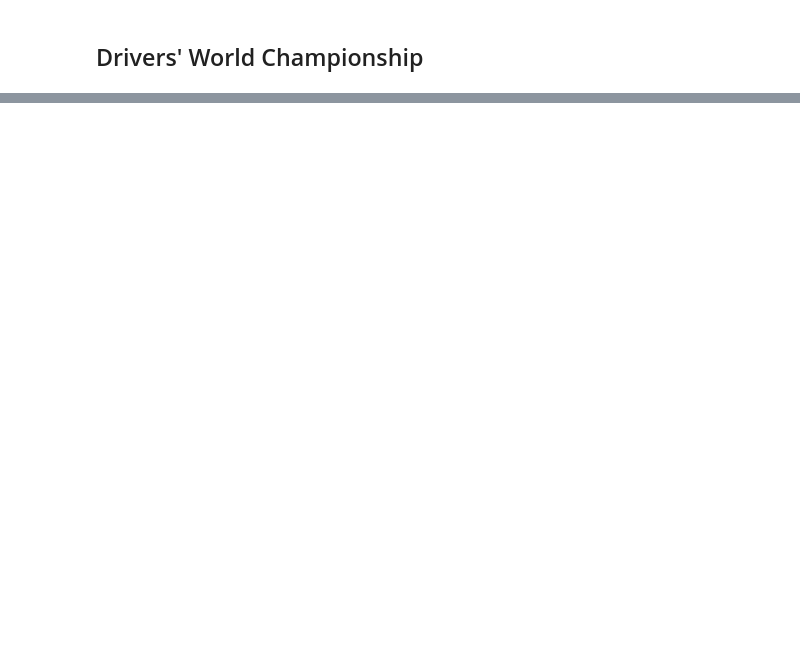
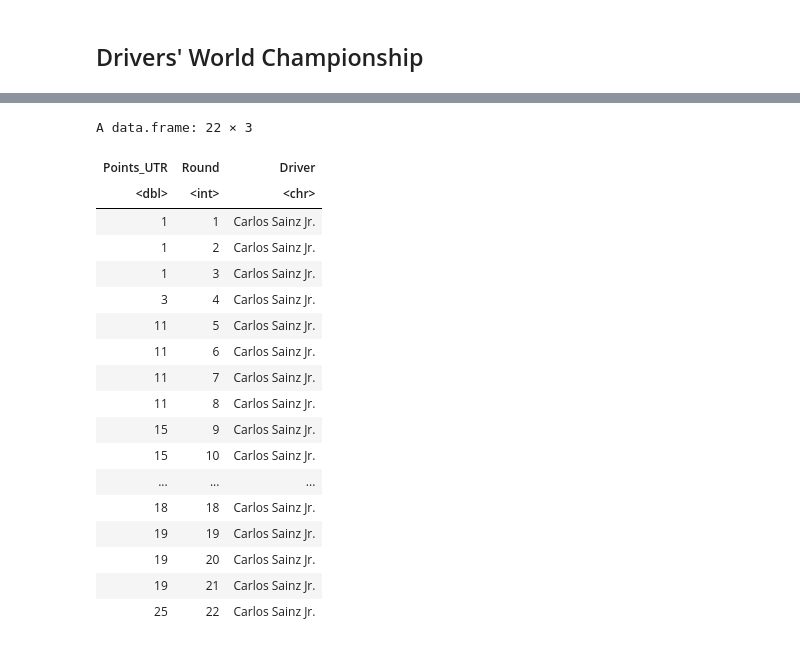
Before and after one commit to TaylorOglow/Formula_1, a Jupyter notebook: points.ipynb, the cells around one changed output, grey strips where cells are left out. Saved outputs shown, nothing was run; the diff lists cells and outputs as text; code cells hidden in the pictures; blank space fills up the shorter version.

```diff
--- a/points.ipynb
+++ b/points.ipynb
@@ -644,0 +80,31 @@ A data.frame: 22 × 3
+# %%
+driver_points <- point_data %>%
+                filter(Driver == "Carlos Sainz Jr.") %>%
+                arrange(by = Round)
+
+name <- "Carlos Sainz Jr."
+
+get_points()
+
+
+points
+# %% [output]
+A data.frame: 22 × 3
+| Points_UTR | Round | Driver |
+| <dbl> | <int> | <chr> |
+| 1 | 1 | Carlos Sainz Jr. |
+| 1 | 2 | Carlos Sainz Jr. |
+| 1 | 3 | Carlos Sainz Jr. |
+| 3 | 4 | Carlos Sainz Jr. |
+| 11 | 5 | Carlos Sainz Jr. |
+| 11 | 6 | Carlos Sainz Jr. |
+| 11 | 7 | Carlos Sainz Jr. |
+| 11 | 8 | Carlos Sainz Jr. |
+| 15 | 9 | Carlos Sainz Jr. |
+| 15 | 10 | Carlos Sainz Jr. |
+| ... | ... | ... |
+| 18 | 18 | Carlos Sainz Jr. |
+| 19 | 19 | Carlos Sainz Jr. |
+| 19 | 20 | Carlos Sainz Jr. |
+| 19 | 21 | Carlos Sainz Jr. |
+| 25 | 22 | Carlos Sainz Jr. |
```
Also changed, not shown: parts of 42 cells of this notebook, 2 other files.
